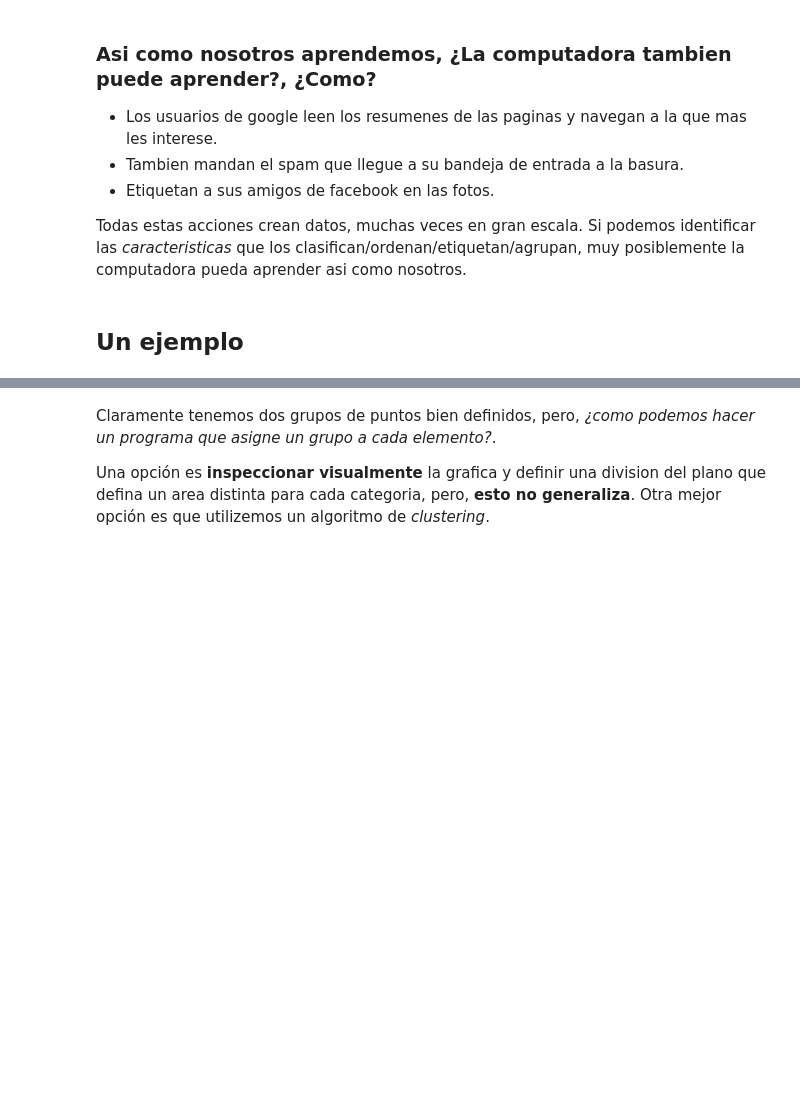
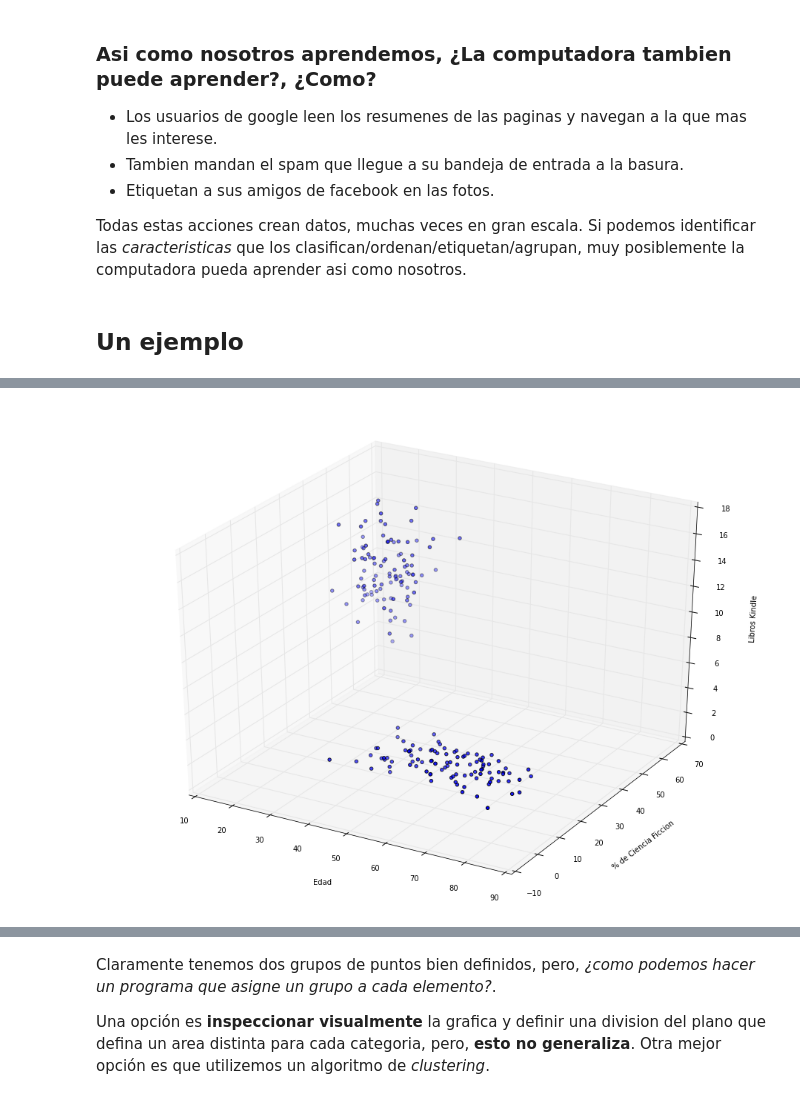
Before and after one commit to enoriega/Notebooks, a Jupyter notebook: ¿Que es Machine Learning?.ipynb, the cells around one changed output, grey strips where cells are left out. Cells and saved outputs as stored; diff of their text form; code cells hidden in the pictures; blank space fills up the shorter version.

```diff
--- a/¿Que es Machine Learning?.ipynb
+++ b/¿Que es Machine Learning?.ipynb
@@ -62,0 +42,45 @@ scatter(lectores[:, 0], lectores[:, 1])
+# %%
+%matplotlib inline
+from matplotlib.pylab import *
+
+from numpy.random import normal
+
+# Generemos unos cuantos clientes mas o menos similares
+# Tres cifras: (Edad, % de CF, # Libros Kindle)
+casuales = concatenate(
+    [ceil(normal(60, 10, (100, 1))),
+     normal(15, 5, (100, 1)),
+     floor(normal(3, .4, (100, 1)))]
+    , axis=1)
+
+# Ahora otros clientes tambien distribuidos similarmente entre ellos
+geeks = concatenate(
+    [ceil(normal(25, 5, (100, 1))),
+     normal(50, 5, (100, 1)),
+     floor(normal(12, 2, (100, 1)))]
+    , axis=1)
+
+
+# Vamos a combinarlos todos en un solo arreglo
+lectores = concatenate([casuales, geeks], axis=0)
+
+# Mostremoslos en una grafica
+def mostrar(X, colores=None):
+    from mpl_toolkits.mplot3d import Axes3D
+    import matplotlib.pylab as pylab
+    pylab.rcParams['figure.figsize'] = 16, 12  # that's default image size for this
+
+    fig = figure()
+    ax = fig.add_subplot(111, projection='3d')
+    ax.set_xlabel('Edad')
+    ax.set_ylabel('% de Ciencia Ficcion')
+    ax.set_zlabel('Libros Kindle')
+
+    if colores is not None:
+        ax.scatter(X[:, 0], X[:, 1], X[:, 2], c=colores)
+    else:
+        ax.scatter(X[:, 0], X[:, 1], X[:, 2])
+
+mostrar(lectores)
+# %% [output]
+[figure, added]
```
Also changed, not shown: parts of 12 cells of this notebook.
